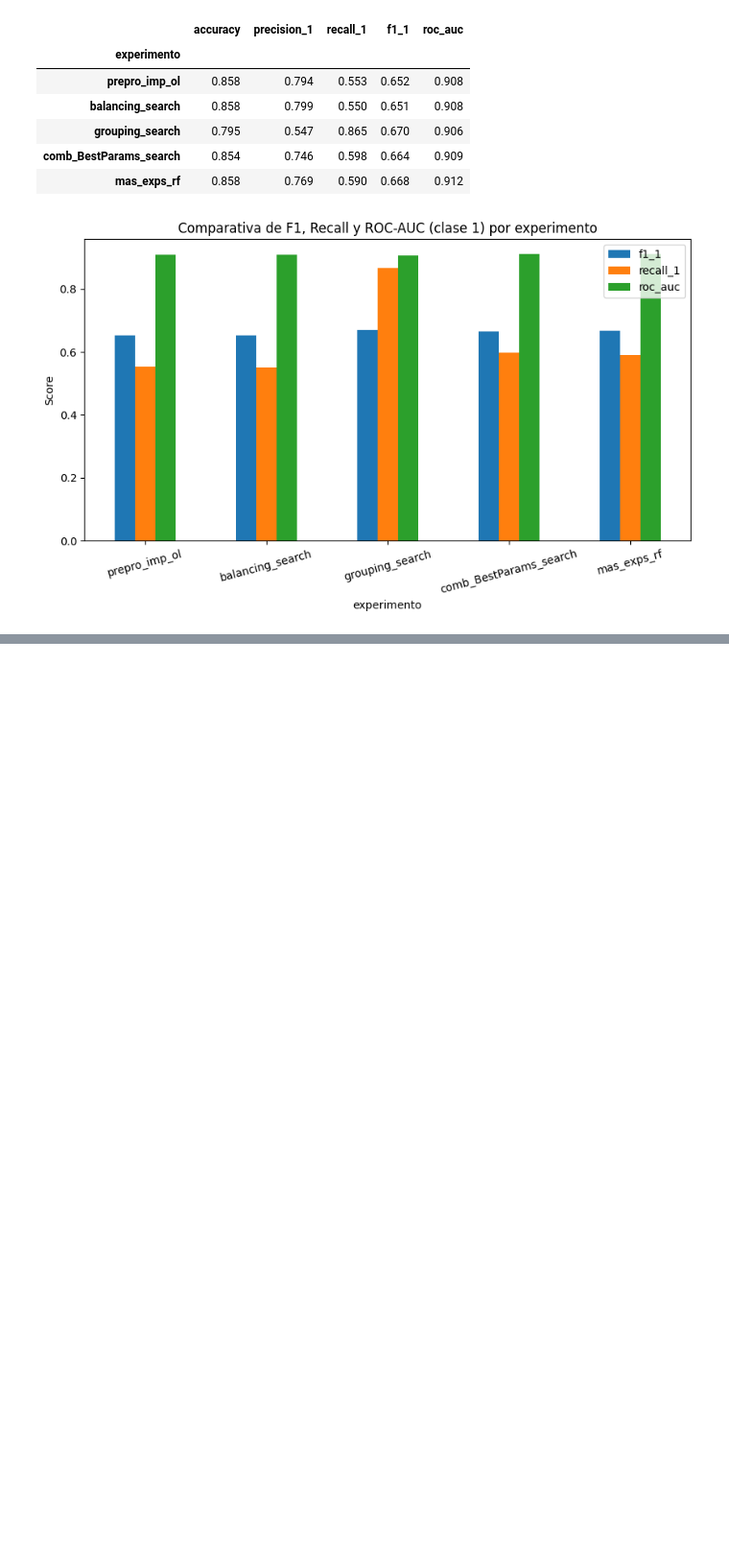
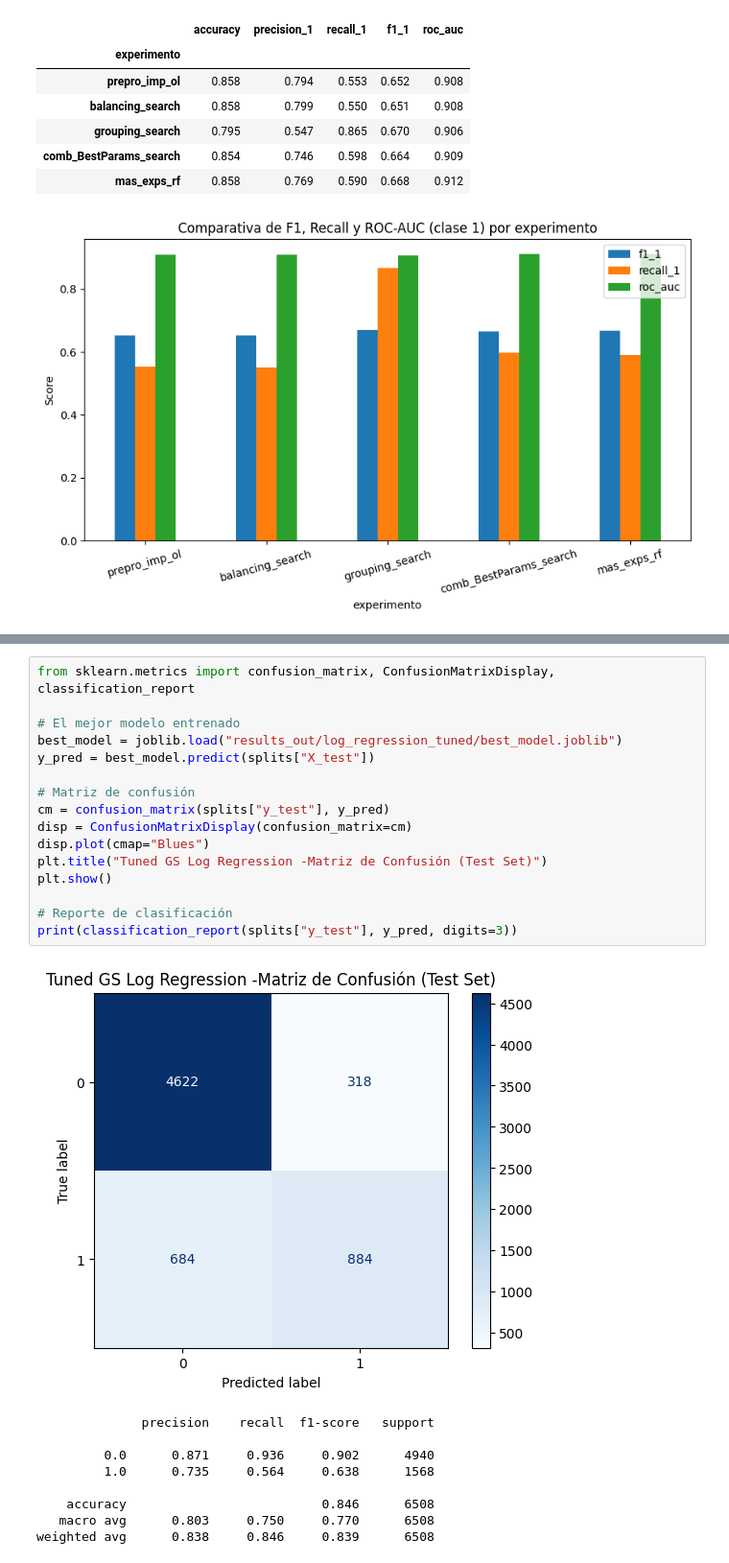
Before and after one commit to XavrV/mini-project-income, a Jupyter notebook: mini_project_adult_income.ipynb, the cells around one changed output, grey strips where cells are left out. Shown at 96% size. Saved outputs shown, nothing was run; the diff lists cells and outputs as text; blank space fills up the shorter version.

```diff
--- a/mini_project_adult_income.ipynb
+++ b/mini_project_adult_income.ipynb
@@ -1222,0 +1442,26 @@ plt.show()
+# %%
+from sklearn.metrics import confusion_matrix, ConfusionMatrixDisplay, classification_report
+
+# El mejor modelo entrenado
+best_model = joblib.load("results_out/log_regression_tuned/best_model.joblib")
+y_pred = best_model.predict(splits["X_test"])
+
+# Matriz de confusión
+cm = confusion_matrix(splits["y_test"], y_pred)
+disp = ConfusionMatrixDisplay(confusion_matrix=cm)
+disp.plot(cmap="Blues")
+plt.title("Tuned GS Log Regression -Matriz de Confusión (Test Set)")
+plt.show()
+
+# Reporte de clasificación
+print(classification_report(splits["y_test"], y_pred, digits=3))
+# %% [output]
+[figure, added]
+              precision    recall  f1-score   support
+
+         0.0      0.871     0.936     0.902      4940
+         1.0      0.735     0.564     0.638      1568
+
+    accuracy                          0.846      6508
+   macro avg      0.803     0.750     0.770      6508
+weighted avg      0.838     0.846     0.839      6508
```
Also changed, not shown: parts of 31 cells of this notebook, 1 other file.
